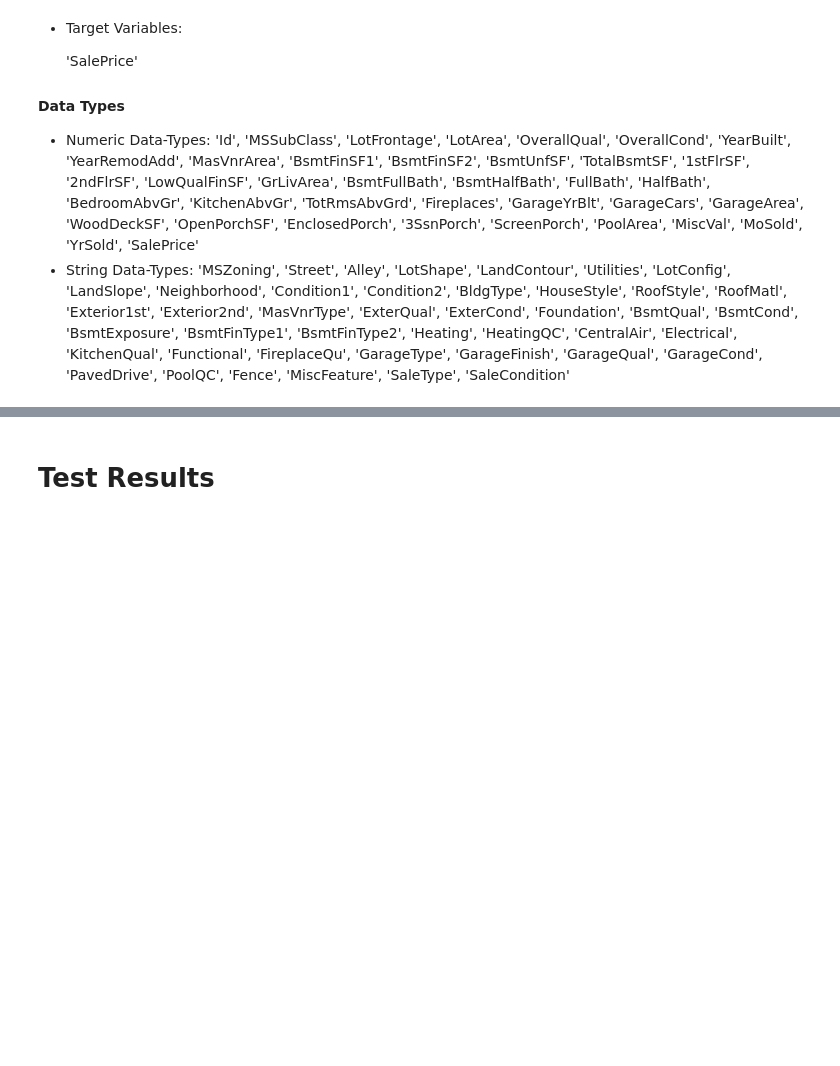
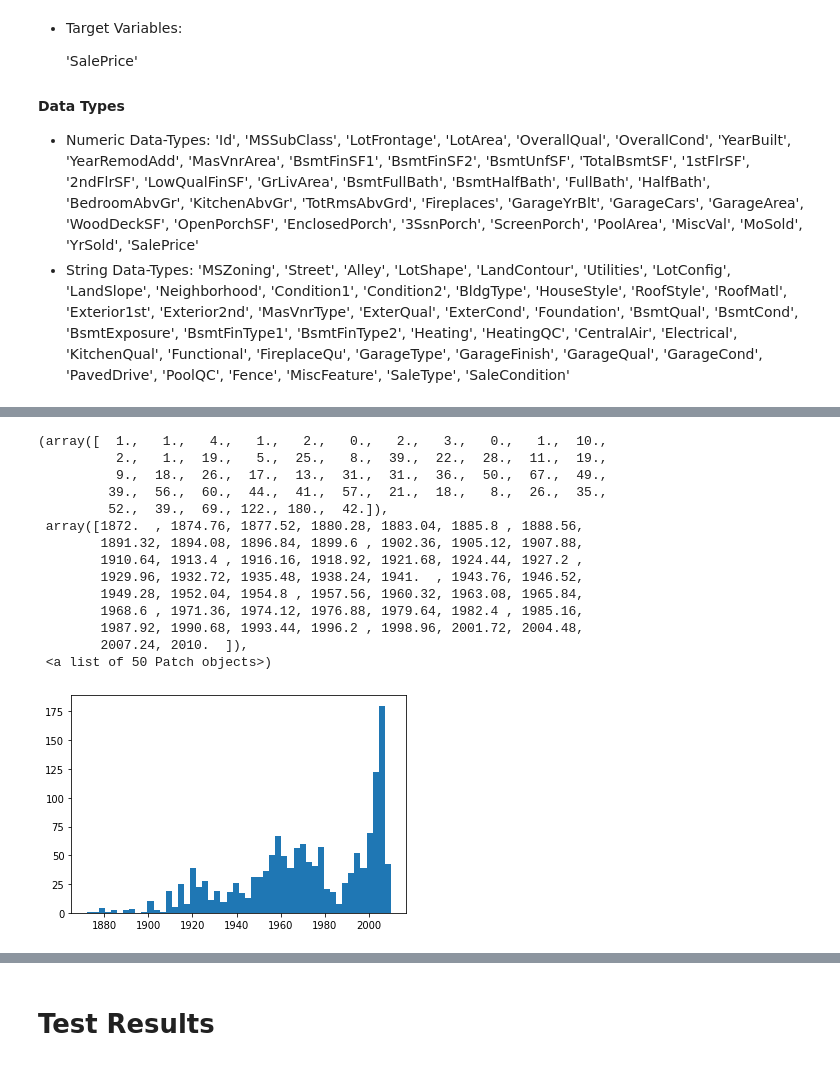
Before and after one commit to Jim-Craig/Housing-Prices, a Jupyter notebook: Housing Data.ipynb, the cells around one changed output, grey strips where cells are left out. Saved outputs shown, nothing was run; the diff lists cells and outputs as text; code cells hidden in the pictures; blank space fills up the shorter version.

```diff
--- a/Housing Data.ipynb
+++ b/Housing Data.ipynb
@@ -215,0 +190,18 @@ Text(0, 0.5, 'Sale Price')
+# %%
+plt.hist(dataframe.YearBuilt, bins = 50)
+# %% [output]
+(array([  1.,   1.,   4.,   1.,   2.,   0.,   2.,   3.,   0.,   1.,  10.,
+          2.,   1.,  19.,   5.,  25.,   8.,  39.,  22.,  28.,  11.,  19.,
+          9.,  18.,  26.,  17.,  13.,  31.,  31.,  36.,  50.,  67.,  49.,
+         39.,  56.,  60.,  44.,  41.,  57.,  21.,  18.,   8.,  26.,  35.,
+         52.,  39.,  69., 122., 180.,  42.]),
+ array([1872.  , 1874.76, 1877.52, 1880.28, 1883.04, 1885.8 , 1888.56,
+        1891.32, 1894.08, 1896.84, 1899.6 , 1902.36, 1905.12, 1907.88,
+        1910.64, 1913.4 , 1916.16, 1918.92, 1921.68, 1924.44, 1927.2 ,
+        1929.96, 1932.72, 1935.48, 1938.24, 1941.  , 1943.76, 1946.52,
+        1949.28, 1952.04, 1954.8 , 1957.56, 1960.32, 1963.08, 1965.84,
+        1968.6 , 1971.36, 1974.12, 1976.88, 1979.64, 1982.4 , 1985.16,
+        1987.92, 1990.68, 1993.44, 1996.2 , 1998.96, 2001.72, 2004.48,
+        2007.24, 2010.  ]),
+ <a list of 50 Patch objects>)
+[figure, added]
```
Also changed, not shown: parts of 155 cells of this notebook.
